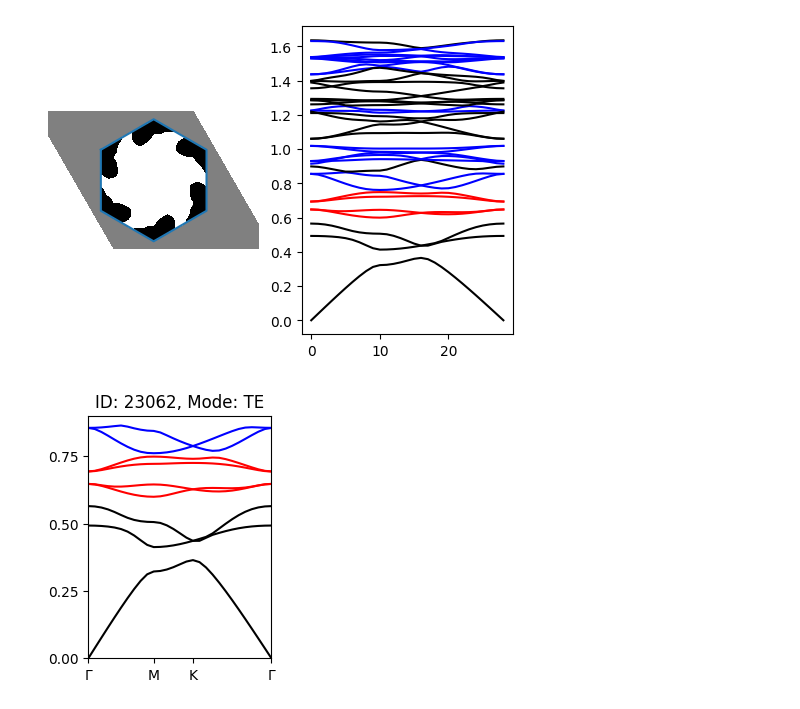
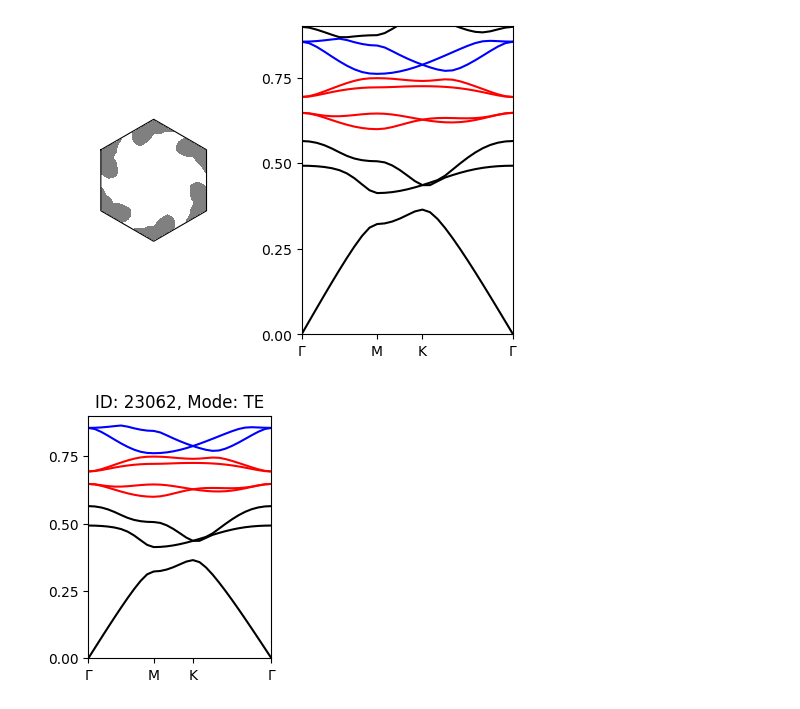
Before and after one commit to AliGhorashiCMT/Topological-Prevalence, a Jupyter notebook: Figure 1.ipynb, the cells around one changed output. Saved outputs shown, nothing was run; the diff lists cells and outputs as text; code cells hidden in the pictures.

```diff
--- a/Figure 1.ipynb
+++ b/Figure 1.ipynb
@@ -36,15 +59,28 @@ ph_candidates = [1090, 355, 73, 1194, 493, 1074, 20, 1457, 257, 3062, 91];
 # %%
-dir = "./Fig1_Lattice_Pdfs/"
+fig_dir = "./Fig1_Lattice_Pdfs/"
 boundaries = 0.9
 for (i, (id, sg)) in enumerate(zip(ph_candidates, [2, 6, 9:17...]))
     fig = figure(figsize=(9, 12))
-    calcname = "./symeigs/input/dim2-sg$(sg)-$id-res64-tm.sh"
+    #calcname = "./symeigs/input/dim2-sg$(sg)-$id-res64-tm.sh" # We now load data directly from jld2 files.
 
-    Rs, flat, isoval, _ = lattice_from_mpbparams(calcname)
+    dir = "./symeigs/output/sg$sg/eps1/te/"
+    filename = "sg$sg-epsid1-res64-te-input.jld2"
+    loaded_input_data = load(dir * filename)
+
+    Rsv = loaded_input_data["Rsv"]
+    flatv = loaded_input_data["flatv"]
+    isovalv = loaded_input_data["isovalv"]
+
+    Rs = Rsv[id]
+    flat = flatv[id]
+    isoval = isovalv[id]
+
+
+    #Rs, flat, isoval, _ = lattice_from_mpbparams(calcname)
     wigner_cell = wignerseitz(Rs)
-    wigner_plot(flat, Rs, wigner_cell; isoval=isoval, fig=fig, ax=gca())
+    wigner_plot(flat, Rs, wigner_cell; isoval=isoval, fig=fig, ax=gca(), in_polygon=true)
     xlim(-boundaries, boundaries)
     ylim(-boundaries, boundaries)
-    savefig(dir*"Sg$(sg)-example.pdf")
+    #savefig(fig_dir*"Sg$(sg)-example.pdf")
 end
 # %% [output]
@@ -88,45 +172,57 @@ sg = 16
 id_eps = 3
 mode = "te"
 
-loaded_dispersion_data = load("./dispersions/output/sg$sg/eps$(id_eps)/$mode/sg$(sg)-epsid$(id_eps)-res64-$mode.jld2")
-loaded_symeigs_data = load("./symeigs/output/sg$sg/eps$(id_eps)/$mode/sg$(sg)-epsid$(id_eps)-res64-$mode.jld2")
-input_jld_data = load("./symeigs/output/sg$sg/eps$(id_eps)/$mode/sg$(sg)-epsid$(id_eps)-res64-$mode-input.jld2")
+dispersion_dir = "./dispersions/output/sg$(sg)/eps$(id_eps)/$(mode)/"
+dispersion_filename = "sg$(sg)-epsid$(id_eps)-res64-$(mode).jld2"
+
+symeigs_dir = "./symeigs/output/sg$(sg)/eps$(id_eps)/$(mode)/"
+symeigs_filename = "sg$(sg)-epsid$(id_eps)-res64-$(mode).jld2"
+input_filename = "sg$(sg)-epsid$(id_eps)-res64-$(mode)-input.jld2"
+
+loaded_dispersion_data = load(dispersion_dir * dispersion_filename)
+loaded_symeigs_data = load(symeigs_dir * symeigs_filename)
+input_jld_data = load(symeigs_dir * input_filename)
 
 dispersionsv = loaded_dispersion_data["dispersionsv"];
 summariesv = loaded_symeigs_data["summariesv"];
 cumsummariesv = loaded_dispersion_data["cumsummariesv"];
+
 isovalv = input_jld_data["isovalv"]
 flatv = input_jld_data["flatv"]
 Rsv = input_jld_data["Rsv"];
 # %%
 idx1 = 3062
 idx2 = 3062
 for (i, (flat, Rs, isoval, summaries, dispersions)) in enumerate(zip(flatv[idx1:idx2], Rsv[idx1:idx2], isovalv[idx1:idx2],
     summariesv[idx1:idx2], dispersionsv[idx1:idx2]))
     fig = figure(figsize=(6, 4))
     wigner_cell = wignerseitz(Rs)
     subplot(1, 2, 1)
     wigner_plot(flat, Rs, wigner_cell; isoval=isoval, fig=fig, ax=gca(), in_polygon=true, xyz=range(-3/4, 3/4, length=600))
     subplot(1, 2, 2)
     band_colors = Dict{UnitRange{Int64}, String}()
     for summary in summaries
         band = summary.band
         topology = summary.topology
         if summary.topology == TRIVIAL
             push!(band_colors, band => "black")
         elseif topology == NONTRIVIAL
             push!(band_colors, band => "blue")
         elseif topology == FRAGILE
             push!(band_colors, band => "red")
         end
     end
 
     for (band, color) in band_colors
-        plot(dispersions[:, band], color = color) # Plot different topologies with different colors
+        plot(1:29, dispersions[:, band], color = color) # Plot different topologies with different colors
+        xticks([1, 11, 17, 29], ["Γ", "M", "K", "Γ"])
+        yticks([0, 0.25, 0.5, 0.75])
+        ylim(0, 0.9)
+        xlim(1, 29)
     end
 end
 # %% [output]
-[figure, old version]
+[figure, new version]
 # %%
 cm = 1/2.54
 figure(figsize=(6*cm, 8*cm))
```
Also changed, not shown: parts of 8 cells of this notebook.
